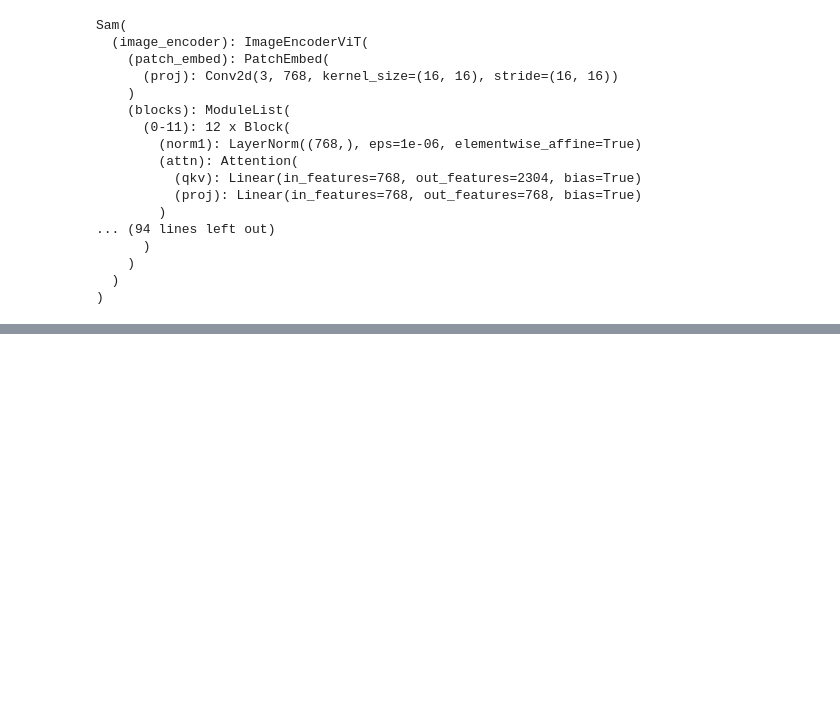
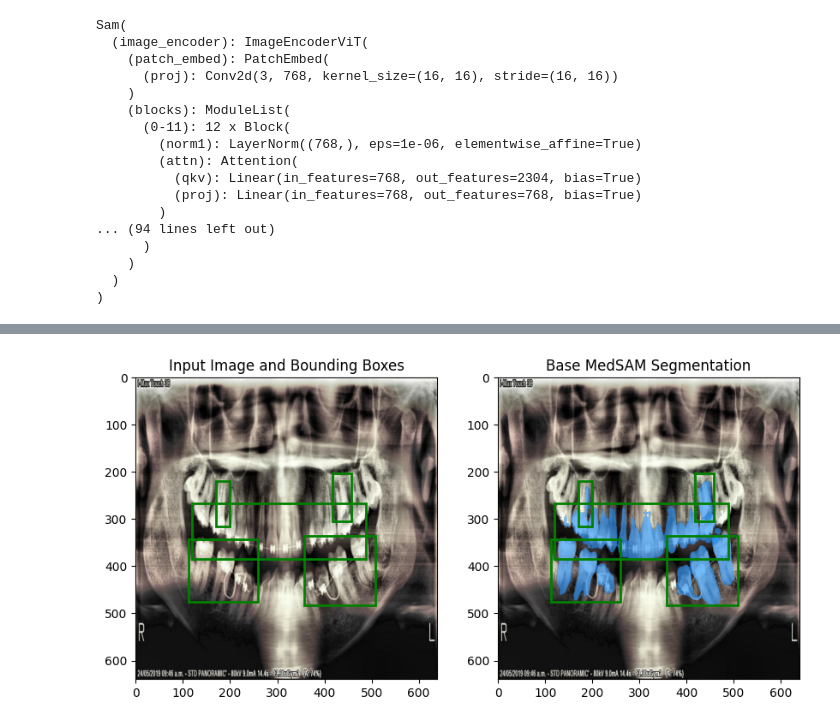
Before and after one commit to OSmith132/Automated-Dental-Segmentation, a Jupyter notebook: MedSAM_main.ipynb, the cells around one changed output, grey strips where cells are left out. Drawn from its saved outputs; the diff is of its cells as text; code cells hidden in the pictures; blank space fills up the shorter version.

```diff
--- a/MedSAM_main.ipynb
+++ b/MedSAM_main.ipynb
@@ -173,30 +165,62 @@ H, W, _ = img_3c.shape
 # %%
+# test_dataset.return_as_tensor = False
+# img_np = test_dataset[12]["pixel_values"]
+from skimage import transform, io
+
+img_np = io.imread("Datasets/Dental project.v19i.coco-1/test/InShot_20240419_215338310_jpg.rf.5a5068b0f66fa8d7290fb80fef362e7d.jpg")
+
+if len(img_np.shape) == 2:
+    img_3c = np.repeat(img_np[:, :, None], 3, axis=-1)
+else:
+    img_3c = img_np
+H, W, _ = img_3c.shape
+
 # Resize image to 1024x1024
 img_1024 = transform.resize(
     img_3c, (1024, 1024), order=3, preserve_range=True, anti_aliasing=True
 ).astype(np.uint8)
 
 # Normalize image to [0, 1] range
 img_1024 = (img_1024 - img_1024.min()) / np.clip(
     img_1024.max() - img_1024.min(), a_min=1e-8, a_max=None
 )
 
 # Convert image to tensor (3, H, W)
 img_1024_tensor = torch.tensor(img_1024).float().permute(2, 0, 1).unsqueeze(0).to("cuda")
 
 # Retrieve all bounding boxes for index 0
 box_np = np.array(test_dataset.get_object_bounding_boxes(0))  # Shape (5, 4)
 
 # Compute image embedding **once**
 with torch.no_grad():
     image_embedding = medsam_model.image_encoder(img_1024_tensor)
 
 # Convert to PyTorch tensor and reshape (B, 1, 4)
 box_1024 = torch.tensor(box_np, dtype=torch.float32, device="cuda")  # (5, 4)
 box_1024 = (box_1024 / torch.tensor([W, H, W, H], device="cuda")) * 1024  # Scale to 1024x1024
-box_1024 = box_1024[:, None, :]  # (5, 1, 4) ✅ Correct shape
+box_1024 = box_1024[:, None, :]  # (5, 1, 4)
 
 # Run inference for all boxes in a batch
 with torch.no_grad():
     seg_masks = medsam_inference(medsam_model, image_embedding, box_1024, H, W)  # List of 5 masks
+
+# Plot results
+fig, ax = plt.subplots(1, 2, figsize=(10, 5))
+
+# Original image with bounding boxes
+ax[0].imshow(img_3c)
+for box in box_np:
+    show_box(box, ax[0])
+ax[0].set_title("Input Image and Bounding Boxes")
+
+# Image with segmentation masks
+ax[1].imshow(img_3c)
+for box, mask in zip(box_np, seg_masks):  # Iterate over all boxes and their masks
+    show_mask(mask, ax[1])
+    show_box(box, ax[1])
+ax[1].set_title("Base MedSAM Segmentation")
+
+plt.show()
+# %% [output]
+[figure, added]
 # %%
```
Also changed, not shown: parts of 6 cells of this notebook, 2 other files.
